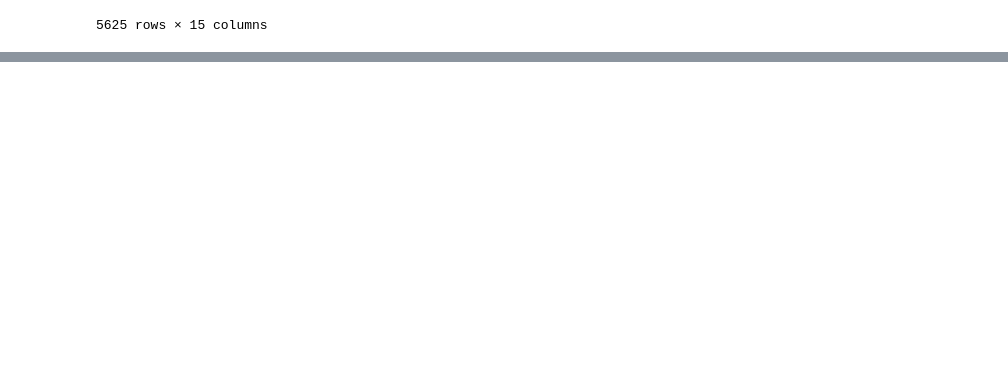
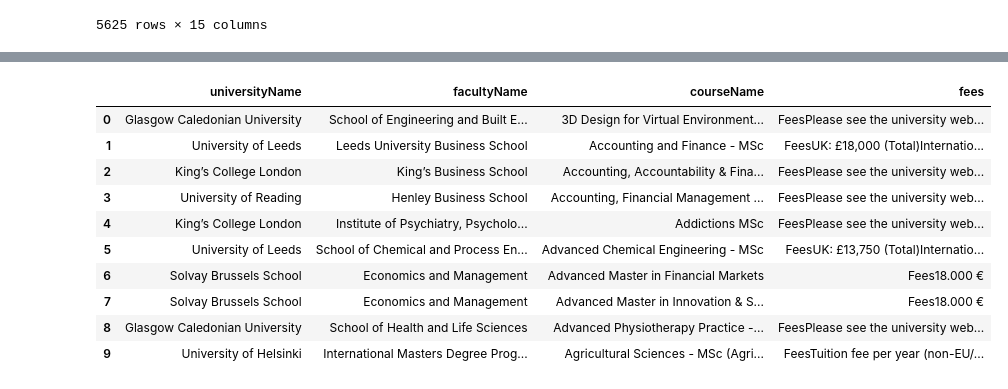
Before and after one commit to Reeb00/HW3_group1, a Jupyter notebook: RQ4.ipynb, the cells around one changed output, grey strips where cells are left out. Saved outputs shown, nothing was run; the diff lists cells and outputs as text; code cells hidden in the pictures; blank space fills up the shorter version.

```diff
--- a/RQ4.ipynb
+++ b/RQ4.ipynb
@@ -251,31 +251,53 @@ merged_df_head
 # %%
 import pandas as pd
 import geopandas as gpd
-from shapely.geometry import Point
 import folium
 from folium.plugins import PolyLineTextPath
 from geopy.distance import geodesic
 
-masters_with_lng_lat = pd.read_csv("masters_courses_with_coords" + ".csv")
+masters_with_lng_lat = pd.read_csv("masters_dataset" + ".csv")
 query_result = masters_with_lng_lat.head(10)
+def add_coords(query_result):
+   return query_result
+def beautify(query_result):
+   def enum_it_to_txt(li):
+    res = ""
+    for i,line in enumerate(li):
+        res += str(i+1) + ". " + line + "\n\\\\\\\\\\\n"
+    return res
+
+   essential_information = query_result.copy()
+   essential_information.loc[:,"essential_description"] = essential_information.apply( lambda row: str(" - ".join(row[['courseName','fees']])) , axis=1 )
+   # essential_information.loc[:,"essential_description"] = essential_information.apply( lambda row: str(" - ".join(row[['universityName','facultyName','courseName','fees']])) , axis=1 )
+   essential_information = essential_information[["lng","lat","essential_description"]]
+   essential_information = pd.DataFrame(essential_information.groupby(['lng','lat'])['essential_description'].apply(list).reset_index())
+   essential_information["sharingSamePosition"] = essential_information.apply(lambda row : len(row["essential_description"]), axis=1)
+   essential_information["essential_description"] = essential_information.apply(lambda row : enum_it_to_txt(row["essential_description"]), axis=1)
+   return essential_information
+
+query_result = add_coords(query_result)
+query_result = beautify(query_result)
+
+
+
 
 gdf = gpd.GeoDataFrame(query_result, geometry=gpd.points_from_xy(query_result.lng, query_result.lat))
 
 # Create a Folium map centered at the mean location of the universities
-m = folium.Map(location=[query_result.loc[1,'lat'], query_result.loc[1,'lng']], zoom_start=13)
+m = folium.Map(location=[query_result.loc[1,'lat'], query_result.loc[1,'lng']], zoom_start=7)
 
 # Add a marker for each university
 for index, row in gdf.iterrows():
    # print(index)
    # print(row)
-   folium.Marker([row['lat'], row['lng']], popup=row['universityName']).add_to(m)
+   folium.Marker([row['lat'], row['lng']], popup=row['essential_description']).add_to(m)
 
 # Adding markers to the map and calculating distances
 for i in range(len(gdf)):
    for j in range(i+1, len(gdf)):
   # Drawing a polyline with text
       locations=[(gdf.loc[i, 'lat'], gdf.loc[i, 'lng']), (gdf.loc[j, 'lat'], gdf.loc[j, 'lng'])]
-      print(locations)
+      # print(locations)
       distance = geodesic(locations[0], locations[1]).km
       folium.PolyLine(
          locations=locations,
@@ -321,0 +330,14 @@ for i in range(len(gdf)):
+# %%
+query_result[['universityName','facultyName','courseName','fees']]
+# %% [output]
+|  | universityName | facultyName | courseName | fees |
+| 0 | Glasgow Caledonian University | School of Engineering and Built E... | 3D Design for Virtual Environment... | FeesPlease see the university web... |
+| 1 | University of Leeds | Leeds University Business School | Accounting and Finance - MSc | FeesUK: £18,000 (Total)Internatio... |
+| 2 | King’s College London | King’s Business School | Accounting, Accountability & Fina... | FeesPlease see the university web... |
+| 3 | University of Reading | Henley Business School | Accounting, Financial Management ... | FeesPlease see the university web... |
+| 4 | King’s College London | Institute of Psychiatry, Psycholo... | Addictions MSc | FeesPlease see the university web... |
+| 5 | University of Leeds | School of Chemical and Process En... | Advanced Chemical Engineering - MSc | FeesUK: £13,750 (Total)Internatio... |
+| 6 | Solvay Brussels School | Economics and Management | Advanced Master in Financial Markets | Fees18.000 € |
+| 7 | Solvay Brussels School | Economics and Management | Advanced Master in Innovation & S... | Fees18.000 € |
+| 8 | Glasgow Caledonian University | School of Health and Life Sciences | Advanced Physiotherapy Practice -... | FeesPlease see the university web... |
+| 9 | University of Helsinki | International Masters Degree Prog... | Agricultural Sciences - MSc (Agri... | FeesTuition fee per year (non-EU/... |
```
Also changed, not shown: parts of 22 cells of this notebook, 6 other files.
